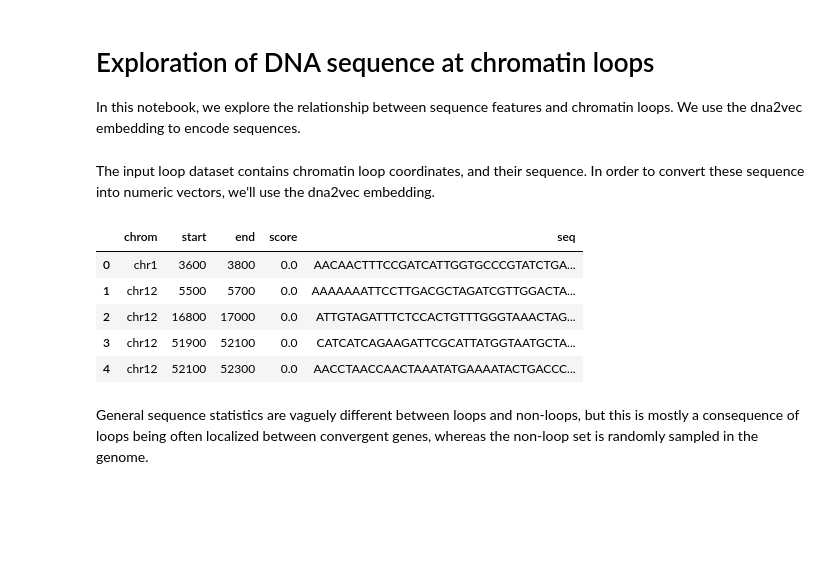
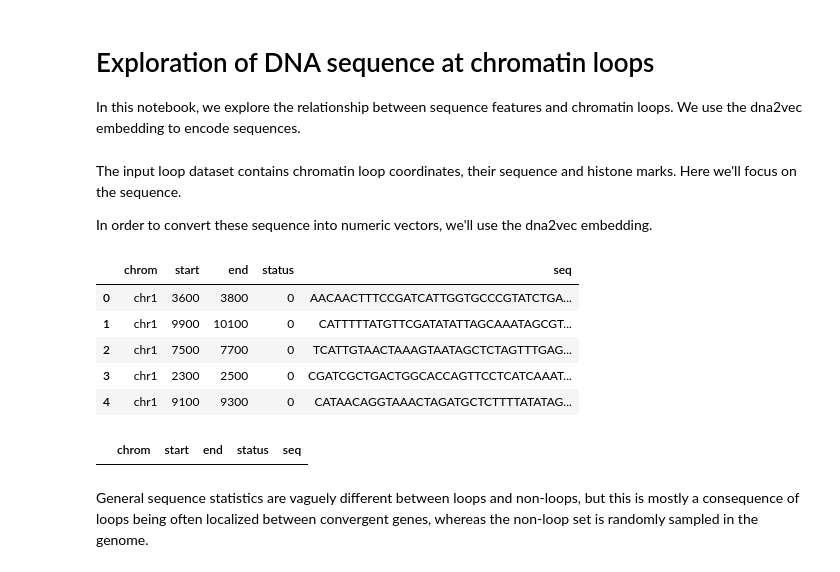
Before and after one commit to cmdoret/sequence_loopability, a Jupyter notebook: notebooks/01_loops_dna2vec.ipynb, the cells around one changed output. Saved outputs shown, nothing was run; the diff lists cells and outputs as text; code cells hidden in the pictures; blank space fills up the shorter version.

```diff
--- a/notebooks/01_loops_dna2vec.ipynb
+++ b/notebooks/01_loops_dna2vec.ipynb
@@ -44,19 +20,26 @@ def load_anchors(path: str, score_val: Optional[int]=None) -> pd.DataFrame:
 # %% [markdown]
-The input loop dataset contains chromatin loop coordinates, and their sequence.
+The input loop dataset contains chromatin loop coordinates, their sequence and histone marks.
+Here we'll focus on the sequence.
+
 In order to convert these sequence into numeric vectors, we'll use the dna2vec embedding.
-# %%
-neg = load_anchors(str(data_dir / 'input/hic/negative_loop_seq.fasta'), score_val=0)
-pos = load_anchors(str(data_dir / 'input/hic/positive_loop_seq.fasta'), score_val=1)
-loops = pd.concat([neg, pos]).reset_index(drop=True)
-dna2vec = get_dna2vec()
-loops.head()
-# %% [output]
-|  | chrom | start | end | score | seq |
-| 0 | chr1 | 3600 | 3800 | 0.0 | AACAACTTTCCGATCATTGGTGCCCGTATCTGA... |
-| 1 | chr12 | 5500 | 5700 | 0.0 | AAAAAAATTCCTTGACGCTAGATCGTTGGACTA... |
-| 2 | chr12 | 16800 | 17000 | 0.0 | ATTGTAGATTTCTCCACTGTTTGGGTAAACTAG... |
-| 3 | chr12 | 51900 | 52100 | 0.0 | CATCATCAGAAGATTCGCATTATGGTAATGCTA... |
-| 4 | chr12 | 52100 | 52300 | 0.0 | AACCTAACCAACTAAATATGAAAATACTGACCC... |
+# %%
+# We load the anchors
+loops = pickle.load(open(data_dir / 'out/loops_merged.pkl', 'rb'))
+# Discard histone marks for this analysis
+loops = loops[['chrom', 'start', 'end', 'status', 'seq']]
+dna2vec = get_dna2vec()
+loops.head()
+# %% [output]
+|  | chrom | start | end | status | seq |
+| 0 | chr1 | 3600 | 3800 | 0 | AACAACTTTCCGATCATTGGTGCCCGTATCTGA... |
+| 1 | chr1 | 9900 | 10100 | 0 | CATTTTTATGTTCGATATATTAGCAAATAGCGT... |
+| 2 | chr1 | 7500 | 7700 | 0 | TCATTGTAACTAAAGTAATAGCTCTAGTTTGAG... |
+| 3 | chr1 | 2300 | 2500 | 0 | CGATCGCTGACTGGCACCAGTTCCTCATCAAAT... |
+| 4 | chr1 | 9100 | 9300 | 0 | CATAACAGGTAAACTAGATGCTCTTTTATATAG... |
+# %%
+loops.loc[loops.seq.apply(len) != 201, :]
+# %% [output]
+|  | chrom | start | end | status | seq |
 # %%
 # Some feature engineering
 
```
Also changed, not shown: parts of 13 cells of this notebook, 3 other files.
